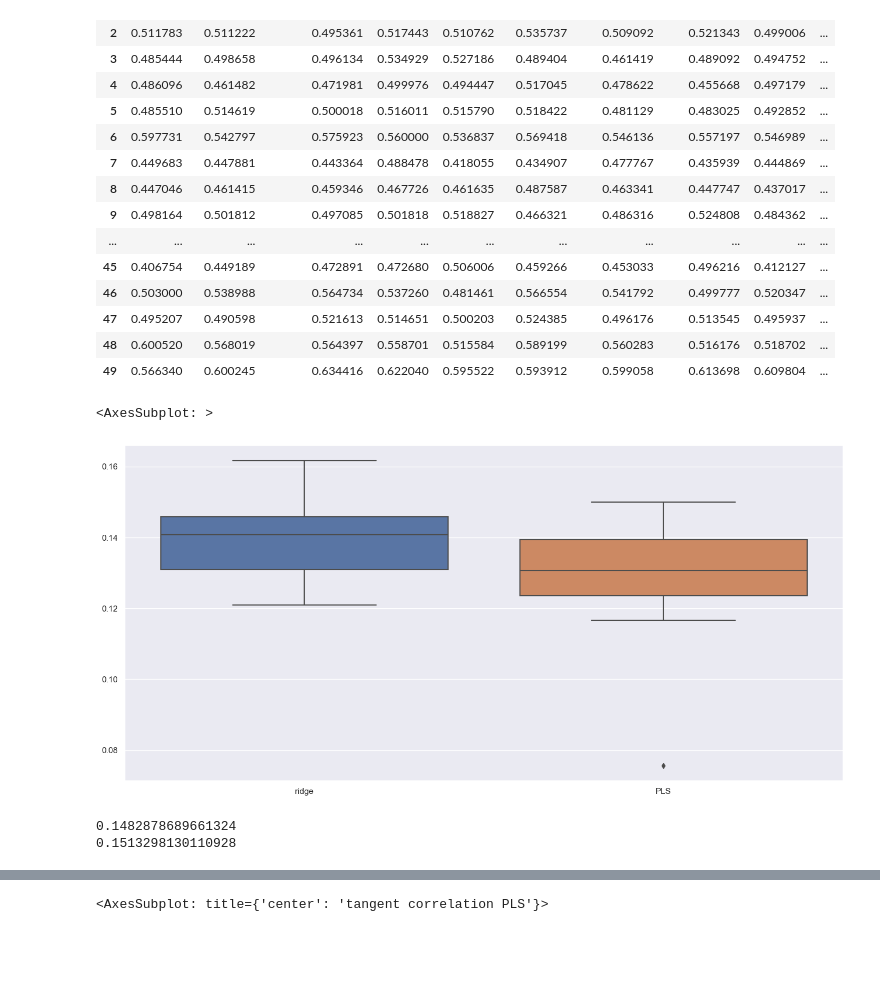
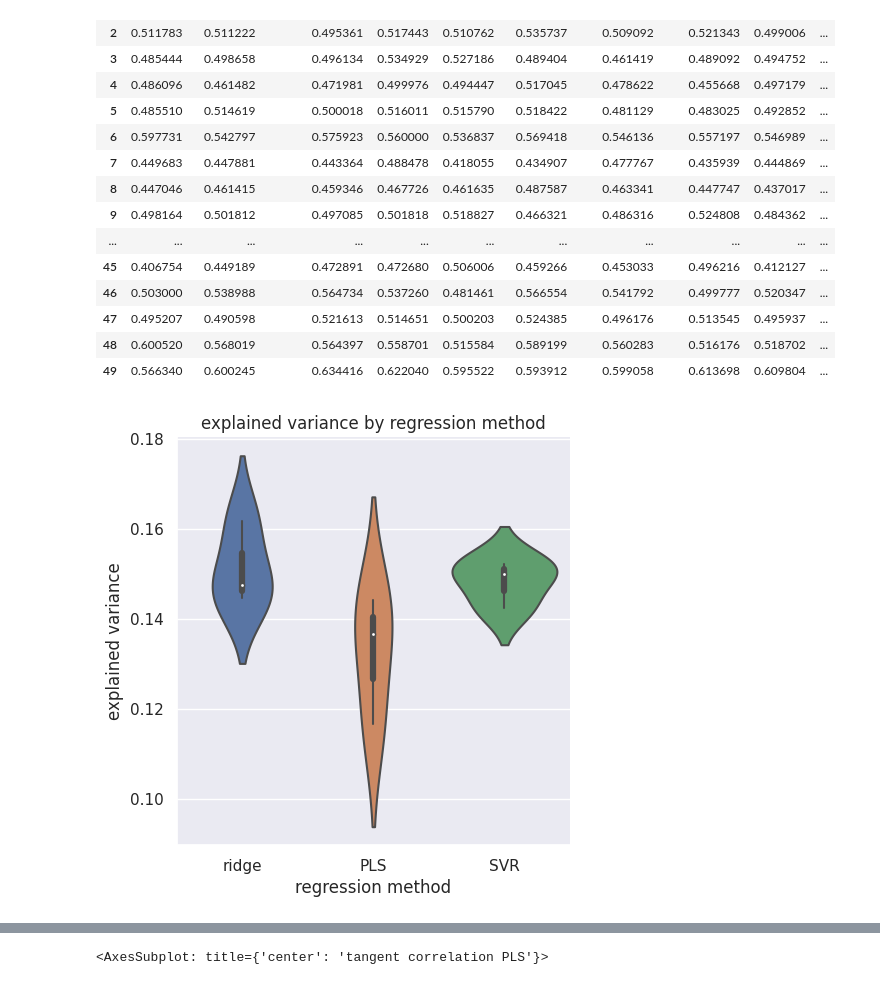
Before and after one commit to samuelheczko/Ridge-Regression-Predictions, a Jupyter notebook: analysis_notebook.ipynb, the cells around one changed output, grey strips where cells are left out. Saved outputs shown, nothing was run; the diff lists cells and outputs as text; code cells hidden in the pictures; blank space fills up the shorter version.

```diff
--- a/analysis_notebook.ipynb
+++ b/analysis_notebook.ipynb
@@ -64,21 +64,20 @@ tangent_paths_resutls_SVR_500_comp = glob.glob(path + 'results/SV_regression/tan
 tangent_paths_resutls_SVR_100_comp = glob.glob(path + 'results/SV_regression/tangent/*results*n_feat_100_*') ###SVR 100 comp, feature selection
 
 
-
+target_var = 'GCA_var'
 
 ##use the paths to concentarte the target variables into dataframes+
 
-tang_df_ridge = pd.concat((pd.read_csv(f)['GCA_var'] for f in tangent_paths_resutls_ridge),axis = 1, ignore_index=True) #get the df with all prediction vs real explained variance, tangent correlation with ridge regression
-tang_df_svm = pd.concat((pd.read_csv(f)['GCA_var'] for f in tangent_paths_resutls_SVR),axis = 1, ignore_index=True) #get the df with all prediction vs real explained variance, tangent correlation with SMR regression
-tang_df_pls = pd.concat((pd.read_csv(f)['GCA_var'] for f in tangent_paths_resutls_PLS),axis = 1, ignore_index=True) #tangent PLS dataframe
+tang_df_ridge = pd.concat((pd.read_csv(f)[target_var] for f in tangent_paths_resutls_ridge),axis = 1, ignore_index=True) #get the df with all prediction vs real explained variance, tangent correlation with ridge regression
+tang_df_svm = pd.concat((pd.read_csv(f)[target_var] for f in tangent_paths_resutls_SVR),axis = 1, ignore_index=True) #get the df with all prediction vs real explained variance, tangent correlation with SMR regression
+tang_df_pls = pd.concat((pd.read_csv(f)[target_var] for f in tangent_paths_resutls_PLS),axis = 1, ignore_index=True) #tangent PLS dataframe
 
 
-pear_df_ridge = pd.concat((pd.read_csv(f)['GCA_var'] for f in pearson_paths_resutls_ridge),axis = 1, ignore_index=True) #Person ridge
-prc_df_ridge = pd.concat((pd.read_csv(f)['GCA_var'] for f in prec_paths_results_ridge),axis = 1, ignore_index=True) #Precision ridge
-prt_df_ridge = pd.concat((pd.read_csv(f)['GCA_var'] for f in partial_paths_results_ridge),axis = 1, ignore_index=True) #Partial ridge
+pear_df_ridge = pd.concat((pd.read_csv(f)[target_var] for f in pearson_paths_resutls_ridge),axis = 1, ignore_index=True) #Person ridge
+prc_df_ridge = pd.concat((pd.read_csv(f)[target_var] for f in prec_paths_results_ridge),axis = 1, ignore_index=True) #Precision ridge
+prt_df_ridge = pd.concat((pd.read_csv(f)[target_var] for f in partial_paths_results_ridge),axis = 1, ignore_index=True) #Partial ridge
 
 
-target_var = 'GCA_var'
 
 tang_df_ridge_5000_comp = pd.concat((pd.read_csv(f)[target_var] for f in tangent_paths_resutls_ridge_5000_comp),axis = 1, ignore_index=True)
 tang_df_ridge_1000_comp = pd.concat((pd.read_csv(f)[target_var] for f in tangent_paths_resutls_ridge_1000_comp),axis = 1, ignore_index=True)
@@ -260,19 +267,18 @@ tang_df_ridge_1000_comp
 | 47 | 0.495207 | 0.490598 | 0.521613 | 0.514651 | 0.500203 | 0.524385 | 0.496176 | 0.513545 | 0.495937 | ... |
 | 48 | 0.600520 | 0.568019 | 0.564397 | 0.558701 | 0.515584 | 0.589199 | 0.560283 | 0.516176 | 0.518702 | ... |
 | 49 | 0.566340 | 0.600245 | 0.634416 | 0.622040 | 0.595522 | 0.593912 | 0.599058 | 0.613698 | 0.609804 | ... |
-# %%
-df_means_regressions_ridge_PLS =  pd.concat([tang_df_ridge[tang_df_pls.columns].mean(),tang_df_pls.mean()],axis = 1)
-
-df_means_regressions_ridge_PLS.columns = ['ridge', 'PLS']
-
-sns.boxplot(df_means_regressions_ridge_PLS)
-# %% [output]
-<AxesSubplot: >
-[figure, removed]
-# %%
-print(tang_df_svm.mean())
-
-print(tang_df_ridge[tang_df_svm.columns].mean().mean( ))
-# %% [output]
-0.1482878689661324
-0.1513298130110928
+# %%
+RM = 'regression method'
+EV = 'explained variance'
+df_means_regressions_ridge_PLS_SVR =  pd.concat([tang_df_ridge[tang_df_svm.columns].mean(),tang_df_pls[tang_df_svm.columns].mean(),tang_df_svm.mean()],axis = 1)
+
+df_means_regressions_ridge_PLS_SVR.columns = ['ridge', 'PLS', 'SVR']
+df_means_regressions_ridge_PLS_SVR = df_means_regressions_ridge_PLS_SVR.melt(var_name = RM ,value_name = EV)
+
+plot1 = sns.catplot(data = df_means_regressions_ridge_PLS_SVR, x = RM,y = EV,kind = 'violin').set(title = f'{EV} by {RM}')
+fig = plot1.figure
+
+fig.savefig(path + 'results/plots/SVRvsRRvsPLS.pdf',bbox_inches = 'tight')
+#df_means_regressions_ridge_PLS_SVR.head()
+# %% [output]
+[figure, added]
```
Also changed, not shown: parts of 26 cells of this notebook, 2 other files.
